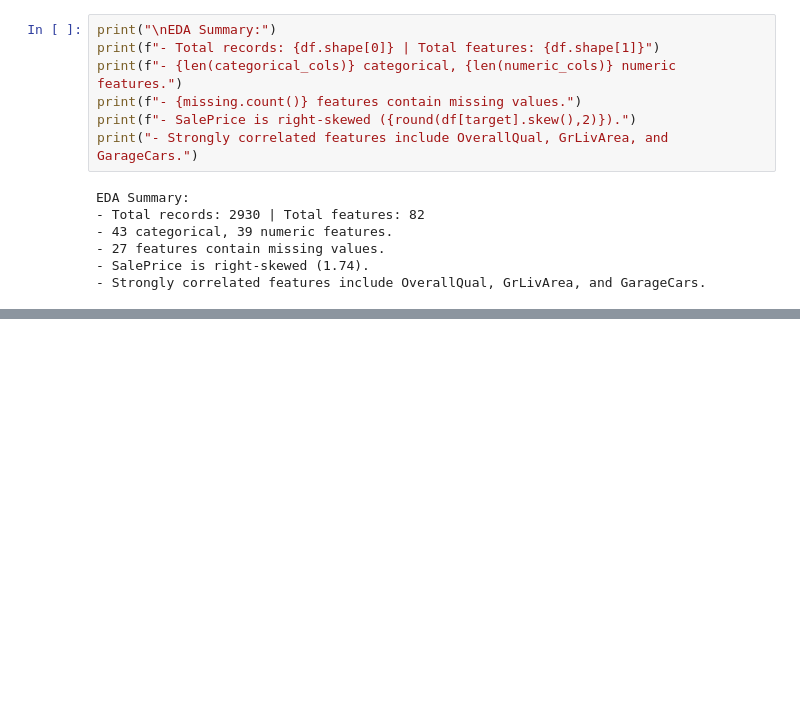
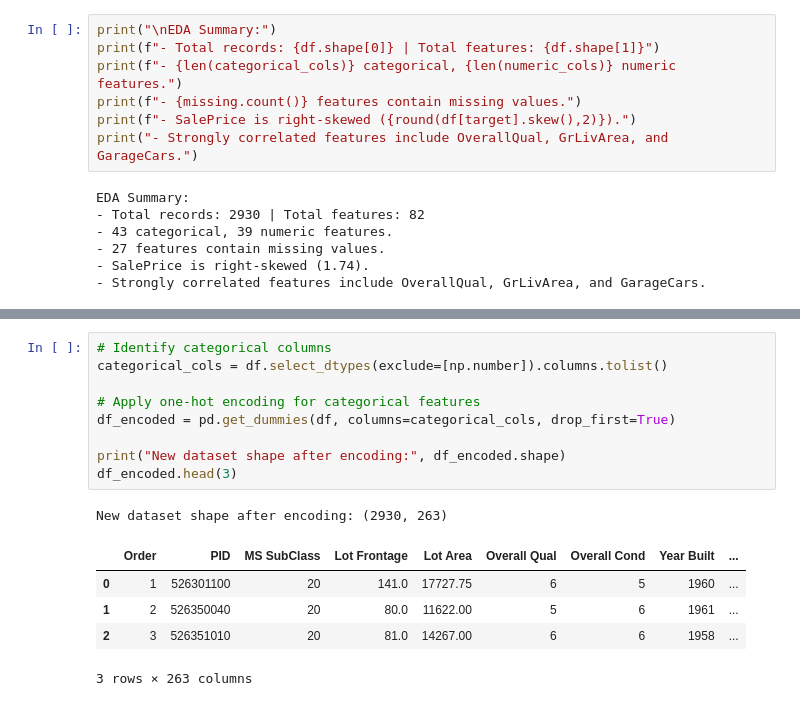
Before and after one commit to poohbae/MachineLearning, a Jupyter notebook: Regression.ipynb, the cells around one changed output, grey strips where cells are left out. Saved outputs shown, nothing was run; the diff lists cells and outputs as text; blank space fills up the shorter version.

```diff
--- a/Regression.ipynb
+++ b/Regression.ipynb
@@ -154,0 +194,16 @@ EDA Summary:
+# %%
+# Identify categorical columns
+categorical_cols = df.select_dtypes(exclude=[np.number]).columns.tolist()
+
+# Apply one-hot encoding for categorical features
+df_encoded = pd.get_dummies(df, columns=categorical_cols, drop_first=True)
+
+print("New dataset shape after encoding:", df_encoded.shape)
+df_encoded.head(3)
+# %% [output]
+New dataset shape after encoding: (2930, 263)
+|  | Order | PID | MS SubClass | Lot Frontage | Lot Area | Overall Qual | Overall Cond | Year Built | ... |
+| 0 | 1 | 526301100 | 20 | 141.0 | 17727.75 | 6 | 5 | 1960 | ... |
+| 1 | 2 | 526350040 | 20 | 80.0 | 11622.00 | 5 | 6 | 1961 | ... |
+| 2 | 3 | 526351010 | 20 | 81.0 | 14267.00 | 6 | 6 | 1958 | ... |
+3 rows × 263 columns
```
Also changed, not shown: parts of 5 cells of this notebook, 1 other file.
